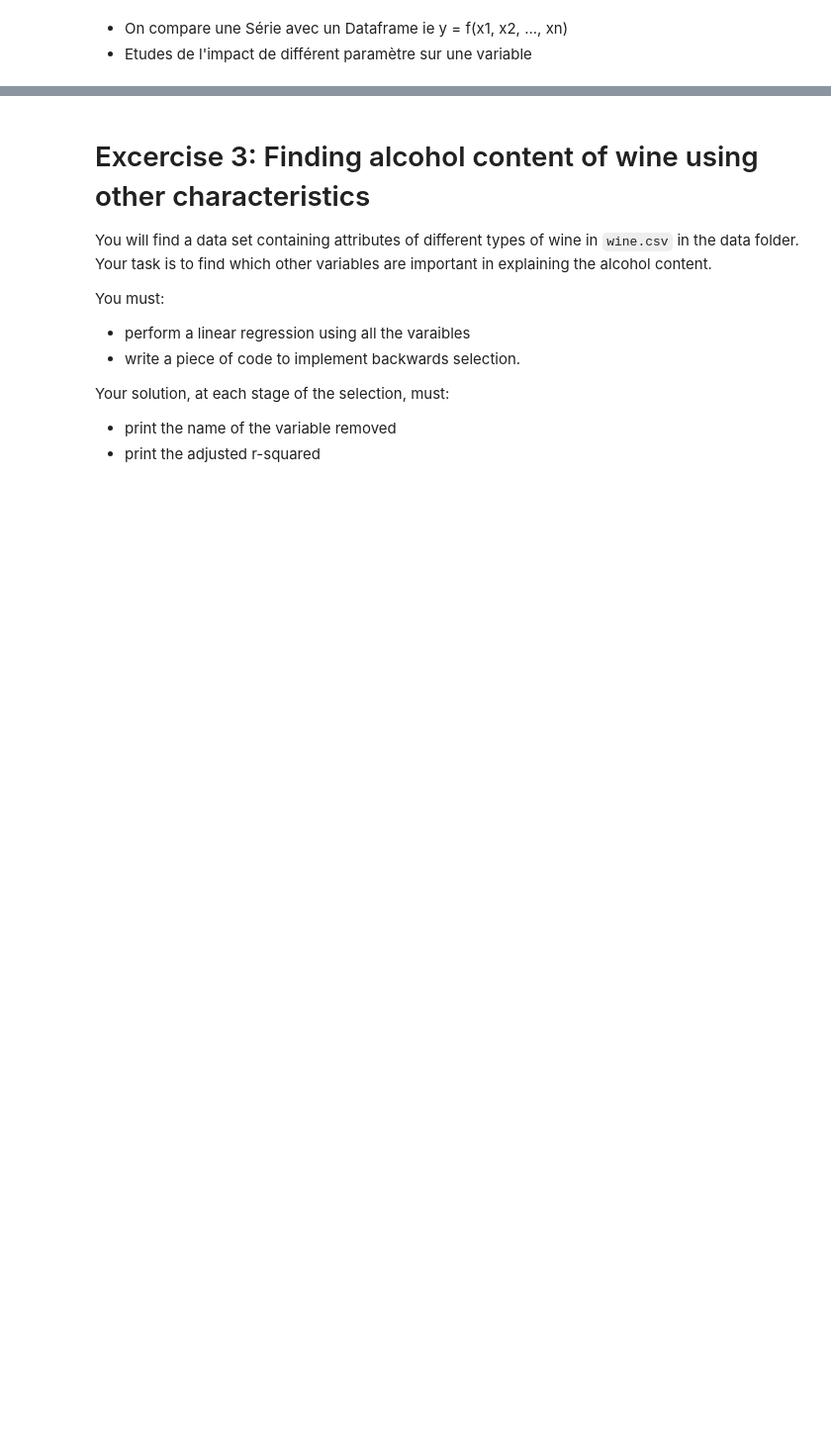
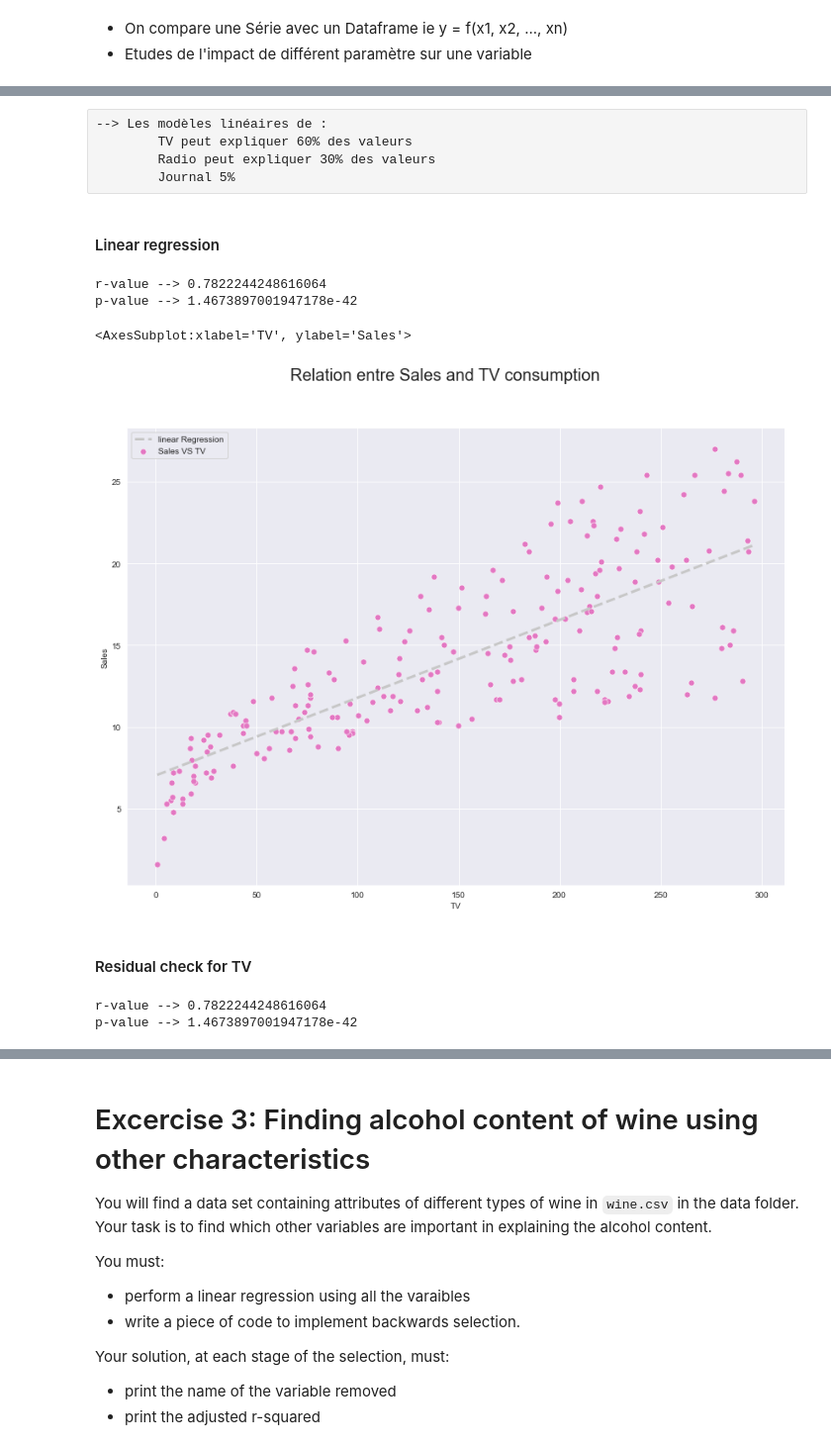
Before and after one commit to ManuLabricole/CDN-Statistique, a Jupyter notebook: 3 - Regression lineaire/Notebooks/notebook_1.ipynb, the cells around one changed output, grey strips where cells are left out. Shown: that part at 99% size. Cells and saved outputs as stored; diff of their text form; code cells hidden in the pictures; blank space fills up the shorter version.

```diff
--- a/3 - Regression lineaire/Notebooks/notebook_1.ipynb
+++ b/3 - Regression lineaire/Notebooks/notebook_1.ipynb
@@ -875,6 +916,6 @@ Usually we may have multiple measurements and we are unsure which are able to be
 
 For example we can consdier the effect of advertising budgets for various media on overall sales of a product. See **ISLR** chapter 3. Here TV, Radio and Newspaper are individual advertising budgets and sales is the total numbers of a produce sold.
 # %%
-advertising = pd.read_csv('./data/Advertising.csv', usecols=[1,2,3,4])
-advertising.shape
+df_advertising = pd.read_csv('./data/Advertising.csv', usecols=[1,2,3,4])
+df_advertising
 # %% [output]
@@ -884,0 +974,60 @@ advertising.shape
+# %% [raw]
+--> Les modèles linéaires de :
+        TV peut expliquer 60% des valeurs
+        Radio peut expliquer 30% des valeurs
+        Journal 5%
+# %% [markdown]
+#### Linear regression
+# %%
+slope, intercept, r_value, p_value, std_err = linregress(df_advertising["TV"], df_advertising["Sales"])
+
+print(f"r-value --> {r_value}")
+print(f"p-value --> {p_value}")
+
+x = sm.add_constant(df_advertising["TV"]) # an intercept term to the model
+model = sm.OLS(df_advertising["Sales"], x)
+results = model.fit()
+# %% [output]
+r-value --> 0.7822244248616064
+p-value --> 1.4673897001947178e-42
+# %%
+fig, ax = plt.subplots(figsize=(14,10))
+fig.suptitle("Relation entre Sales and TV consumption", fontsize=20)
+
+tv = df_advertising["TV"]
+sales = df_advertising["Sales"]
+
+sns.scatterplot(
+    ax=ax,
+    x = tv,
+    y = sales,
+    color=colors[5],
+    s=50,
+    label="Sales VS TV"
+)
+sns.lineplot(
+    ax=ax,
+    x=tv,
+    y=intercept + slope * tv,
+    color=colors[i],
+    lw=3,
+    linestyle="--",
+    label="linear Regression"
+)
+# %% [output]
+<AxesSubplot:xlabel='TV', ylabel='Sales'>
+[figure, added]
+# %% [markdown]
+#### Residual check for TV
+# %%
+slope, intercept, r_value, p_value, std_err = linregress(df_advertising["TV"], df_advertising["Sales"])
+
+print(f"r-value --> {r_value}")
+print(f"p-value --> {p_value}")
+
+x = sm.add_constant(df_advertising["TV"]) # an intercept term to the model
+model = sm.OLS(df_advertising["Sales"], x)
+results = model.fit()
+# %% [output]
+r-value --> 0.7822244248616064
+p-value --> 1.4673897001947178e-42
```
Also changed, not shown: parts of 38 cells of this notebook.
